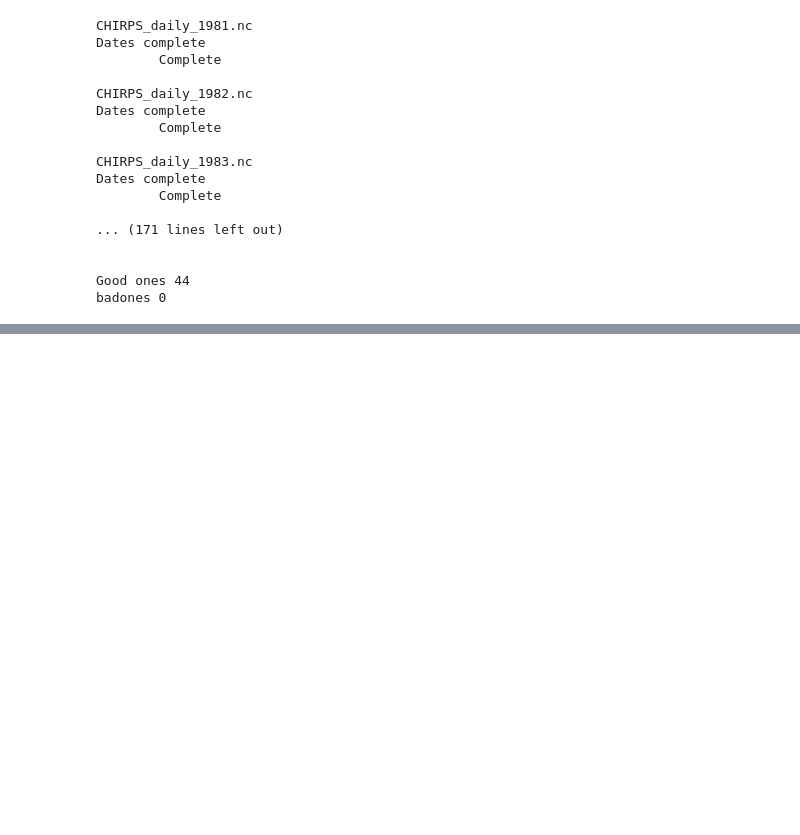
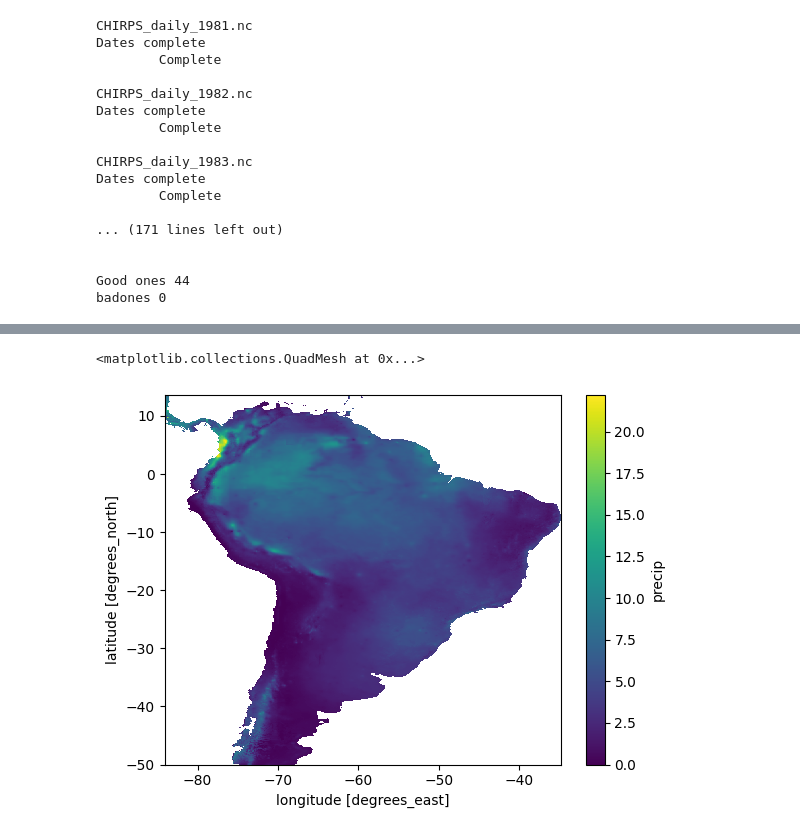
Before and after one commit to Volkmar23/GeospatialAnalysis, a Jupyter notebook: Descargas/01_CHIRPS.ipynb, the cells around one changed output, grey strips where cells are left out. Drawn from its saved outputs; the diff is of its cells as text; code cells hidden in the pictures; blank space fills up the shorter version.

Commit message:
Add updated notebooks and presentation folder

```diff
--- a/Descargas/01_CHIRPS.ipynb
+++ b/Descargas/01_CHIRPS.ipynb
@@ -436,0 +190,6 @@ La descarga de CHIRPS se ha completado satisfactoriamente. No se necesitan más
+# %%
+path = r"C:\Users\Usuario\OneDrive - INTERCONEXION ELECTRICA S.A. E.S.P\01_CC_DOC\data\4_Rain\03_ChirpsRainFall_SouthAmericaV2"
+
+folder_files = [os.path.join(path , var) for var in os.listdir(path)]
+# %%
+chirps_rain = xr.open_mfdataset(folder_files, chunks={'time':'auto'})
@@ -436,0 +262,5 @@ La descarga de CHIRPS se ha completado satisfactoriamente. No se necesitan más
+# %%
+chirps_rain.precip.mean(dim ='time').plot()
+# %% [output]
+<matplotlib.collections.QuadMesh at 0x...>
+[figure, added]
```
Also changed, not shown: parts of 7 cells of this notebook, 3 other files.
